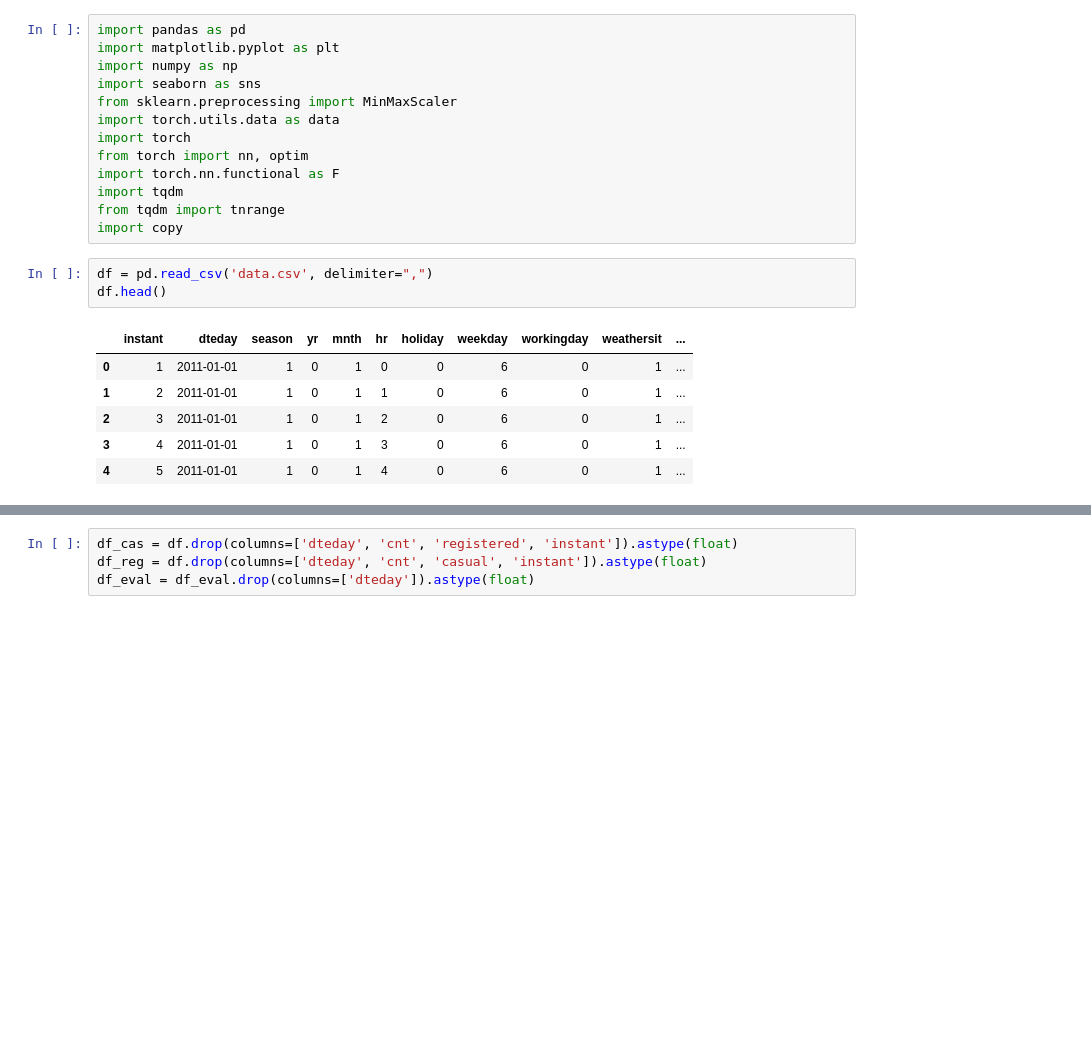
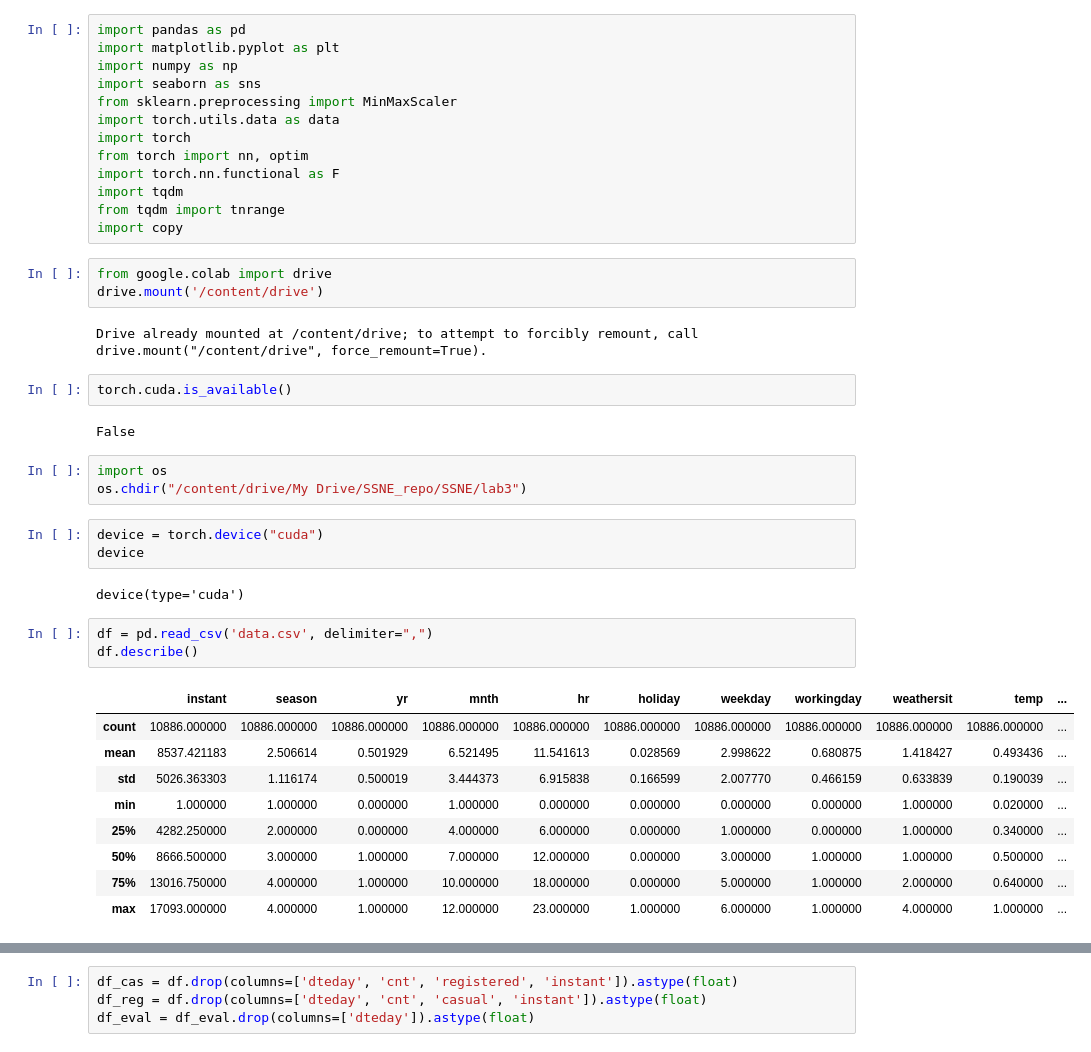
Before and after one commit to milosz-l/SSNE, a Jupyter notebook: lab3/Zadanielab1Franekv2.ipynb, the cells around one changed output, grey strips where cells are left out. Cells and saved outputs as stored; diff of their text form; blank space fills up the shorter version.

```diff
--- a/lab3/Zadanielab1Franekv2.ipynb
+++ b/lab3/Zadanielab1Franekv2.ipynb
@@ -11,15 +11,35 @@ import torch.nn.functional as F
 import tqdm
 from tqdm import tnrange
 import copy
+# %%
+from google.colab import drive
+drive.mount('/content/drive')
+# %% [output]
+Drive already mounted at /content/drive; to attempt to forcibly remount, call drive.mount("/content/drive", force_remount=True).
+# %%
+torch.cuda.is_available()
+# %% [output]
+False
+# %%
+import os
+os.chdir("/content/drive/My Drive/SSNE_repo/SSNE/lab3")
+# %%
+device = torch.device("cuda")
+device
+# %% [output]
+device(type='cuda')
 # %%
 df = pd.read_csv('data.csv', delimiter=",")
-df.head()
+df.describe()
 # %% [output]
-|  | instant | dteday | season | yr | mnth | hr | holiday | weekday | workingday | weathersit | ... |
-| 0 | 1 | 2011-01-01 | 1 | 0 | 1 | 0 | 0 | 6 | 0 | 1 | ... |
-| 1 | 2 | 2011-01-01 | 1 | 0 | 1 | 1 | 0 | 6 | 0 | 1 | ... |
-| 2 | 3 | 2011-01-01 | 1 | 0 | 1 | 2 | 0 | 6 | 0 | 1 | ... |
-| 3 | 4 | 2011-01-01 | 1 | 0 | 1 | 3 | 0 | 6 | 0 | 1 | ... |
-| 4 | 5 | 2011-01-01 | 1 | 0 | 1 | 4 | 0 | 6 | 0 | 1 | ... |
+|  | instant | season | yr | mnth | hr | holiday | weekday | workingday | weathersit | temp | ... |
+| count | 10886.000000 | 10886.000000 | 10886.000000 | 10886.000000 | 10886.000000 | 10886.000000 | 10886.000000 | 10886.000000 | 10886.000000 | 10886.000000 | ... |
+| mean | 8537.421183 | 2.506614 | 0.501929 | 6.521495 | 11.541613 | 0.028569 | 2.998622 | 0.680875 | 1.418427 | 0.493436 | ... |
+| std | 5026.363303 | 1.116174 | 0.500019 | 3.444373 | 6.915838 | 0.166599 | 2.007770 | 0.466159 | 0.633839 | 0.190039 | ... |
+| min | 1.000000 | 1.000000 | 0.000000 | 1.000000 | 0.000000 | 0.000000 | 0.000000 | 0.000000 | 1.000000 | 0.020000 | ... |
+| 25% | 4282.250000 | 2.000000 | 0.000000 | 4.000000 | 6.000000 | 0.000000 | 1.000000 | 0.000000 | 1.000000 | 0.340000 | ... |
+| 50% | 8666.500000 | 3.000000 | 1.000000 | 7.000000 | 12.000000 | 0.000000 | 3.000000 | 1.000000 | 1.000000 | 0.500000 | ... |
+| 75% | 13016.750000 | 4.000000 | 1.000000 | 10.000000 | 18.000000 | 0.000000 | 5.000000 | 1.000000 | 2.000000 | 0.640000 | ... |
+| max | 17093.000000 | 4.000000 | 1.000000 | 12.000000 | 23.000000 | 1.000000 | 6.000000 | 1.000000 | 4.000000 | 1.000000 | ... |
 # %%
 df_eval = pd.read_csv('evaluation_data.csv', delimiter=",")
```
Also changed, not shown: parts of 32 cells of this notebook, 2 other files.
